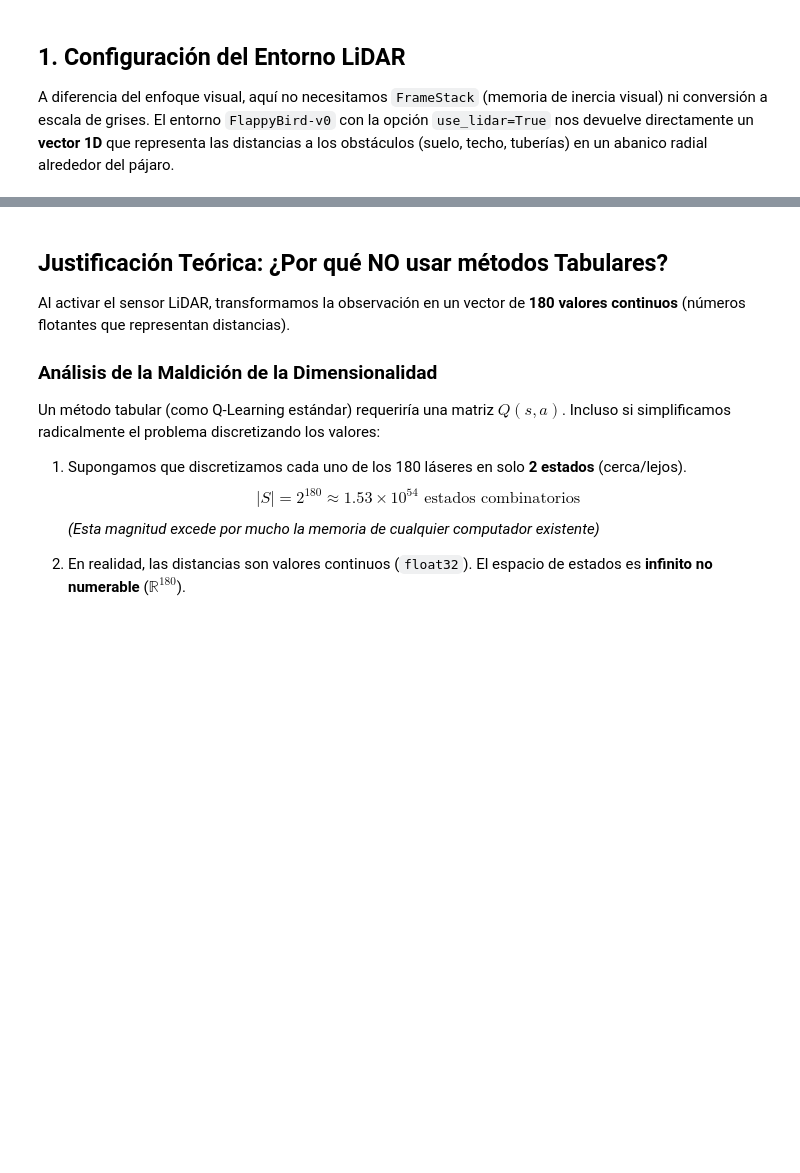
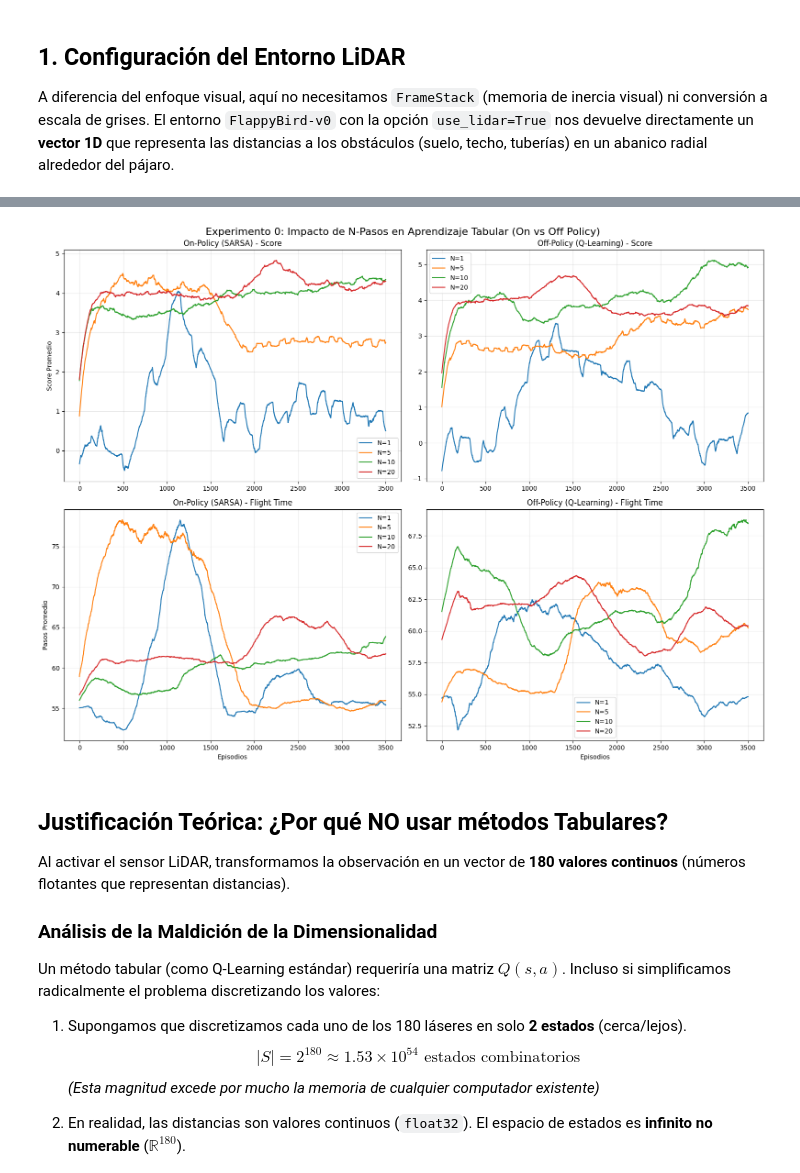
Before and after one commit to Bethimen/EML_Grupo11_25-26, a Jupyter notebook: Parte3/flappy_bird_lidar_study.ipynb, the cells around one changed output, grey strips where cells are left out. Drawn from its saved outputs; the diff is of its cells as text; code cells hidden in the pictures; blank space fills up the shorter version.

```diff
--- a/Parte3/flappy_bird_lidar_study.ipynb
+++ b/Parte3/flappy_bird_lidar_study.ipynb
@@ -61,16 +89,22 @@ Utilizando dispositivo de cómputo: cuda
 
 A diferencia del enfoque visual, aquí no necesitamos `FrameStack` (memoria de inercia visual) ni conversión a escala de grises. El entorno `FlappyBird-v0` con la opción `use_lidar=True` nos devuelve directamente un **vector 1D** que representa las distancias a los obstáculos (suelo, techo, tuberías) en un abanico radial alrededor del pájaro.
 # %%
-def make_env(render_mode=None):
+def make_env(render_mode=None, seed=None):
     # use_lidar=True activa el sensor de distancia en lugar de la imagen RGB
     env = gym.make("FlappyBird-v0", render_mode=render_mode, use_lidar=True)
+
+    # Aplicar semilla al reset inicial según recomendación
+    if seed is not None:
+        env.reset(seed=seed)
+
     return env
 
 # Inspección del Espacio de Observación
-temp_env = make_env()
+temp_env = make_env(seed=SEED)
 obs_dim = temp_env.observation_space.shape[0]
 action_dim = temp_env.action_space.n
+print(f"Espacio de Observación: {temp_env.observation_space}")
+print(f"Espacio de Acción: {temp_env.action_space}")
 print(f"Dimensión del Sensor LiDAR: {obs_dim} rayos (Inputs)")
-print(f"Espacio de Acción: {action_dim} (0: No aletear, 1: Aletear)")
 temp_env.close()
 # %% [output]
@@ -79,3 +282,56 @@ Espacio de Acción: 2 (0: No aletear, 1: Aletear)
+# %%
+
+# Visualización
+# Ahora necesitamos 2 filas (Score y Tiempo de Vuelo) y 2 columnas (On-Policy y Off-Policy)
+fig, axs = plt.subplots(2, 2, figsize=(16, 12))
+fig.suptitle('Experimento 0: Impacto de N-Pasos en Aprendizaje Tabular (On vs Off Policy)', fontsize=16)
+
+def smooth(data, k=500):
+    if len(data) < k: return data
+    return np.convolve(data, np.ones(k)/k, mode='valid')
+
+# Fila 1: Puntuación (Score)
+# Col 1: On-Policy
+ax = axs[0, 0]
+for n, metrics in tabular_results["On-Policy (SARSA)"].items():
+    ax.plot(smooth(metrics['scores'], k=500), label=f'N={n}')
+ax.set_title('On-Policy (SARSA) - Score')
+ax.set_ylabel('Score Promedio')
+ax.legend()
+ax.grid(True, alpha=0.3)
+
+# Col 2: Off-Policy
+ax = axs[0, 1]
+for n, metrics in tabular_results["Off-Policy (Q-Learning)"].items():
+    ax.plot(smooth(metrics['scores'], k=500), label=f'N={n}')
+ax.set_title('Off-Policy (Q-Learning) - Score')
+ax.legend()
+ax.grid(True, alpha=0.3)
+
+# Fila 2: Tiempo de Vuelo (Steps)
+# Col 1: On-Policy
+ax = axs[1, 0]
+for n, metrics in tabular_results["On-Policy (SARSA)"].items():
+    ax.plot(smooth(metrics['flight_times'], k=500), label=f'N={n}')
+ax.set_title('On-Policy (SARSA) - Flight Time')
+ax.set_ylabel('Pasos Promedio')
+ax.set_xlabel('Episodios')
+ax.legend()
+ax.grid(True, alpha=0.3)
+
+# Col 2: Off-Policy
+ax = axs[1, 1]
+for n, metrics in tabular_results["Off-Policy (Q-Learning)"].items():
+    ax.plot(smooth(metrics['flight_times']), label=f'N={n}')
+ax.set_title('Off-Policy (Q-Learning) - Flight Time')
+ax.set_xlabel('Episodios')
+ax.legend()
+ax.grid(True, alpha=0.3)
+
+plt.tight_layout()
+plt.show()
+# %% [output]
+[figure, added]
 # %% [markdown]
 ## Justificación Teórica: ¿Por qué NO usar métodos Tabulares?
 
```
Also changed, not shown: parts of 28 cells of this notebook.
